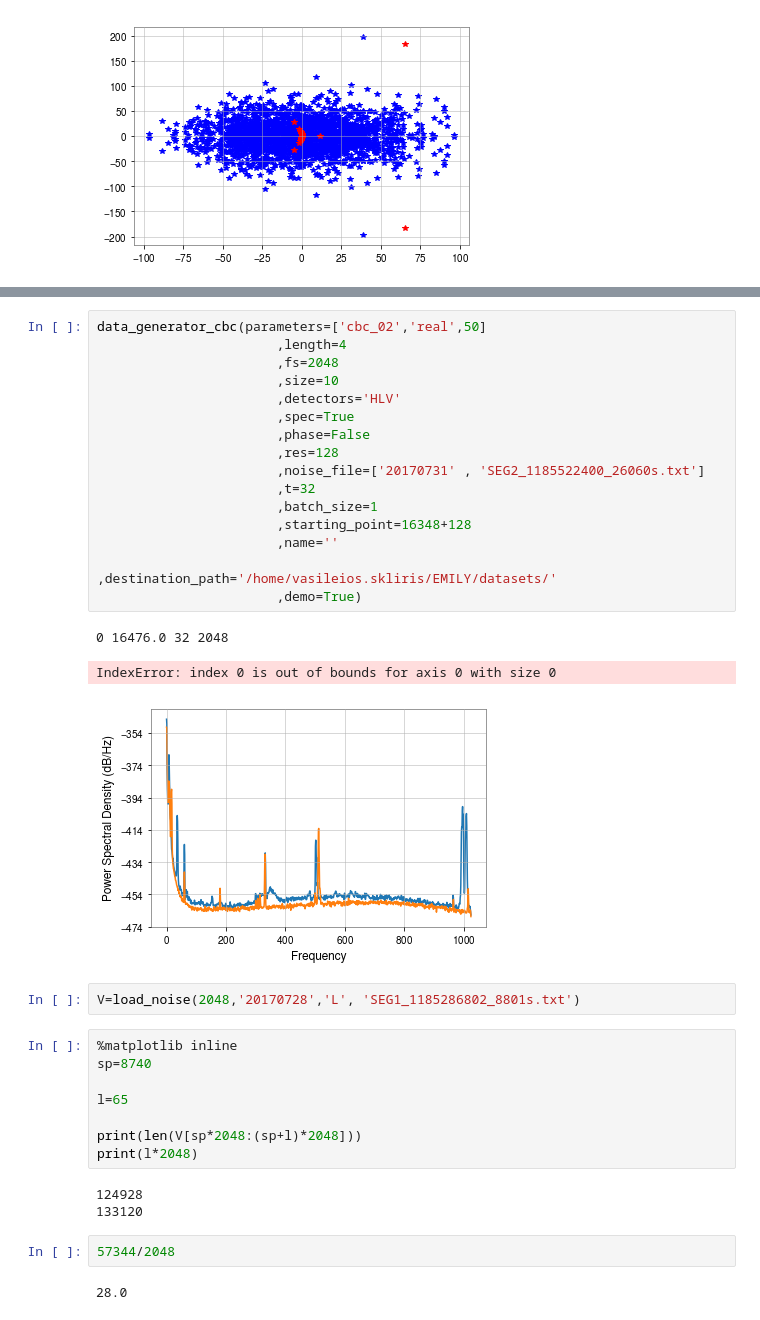
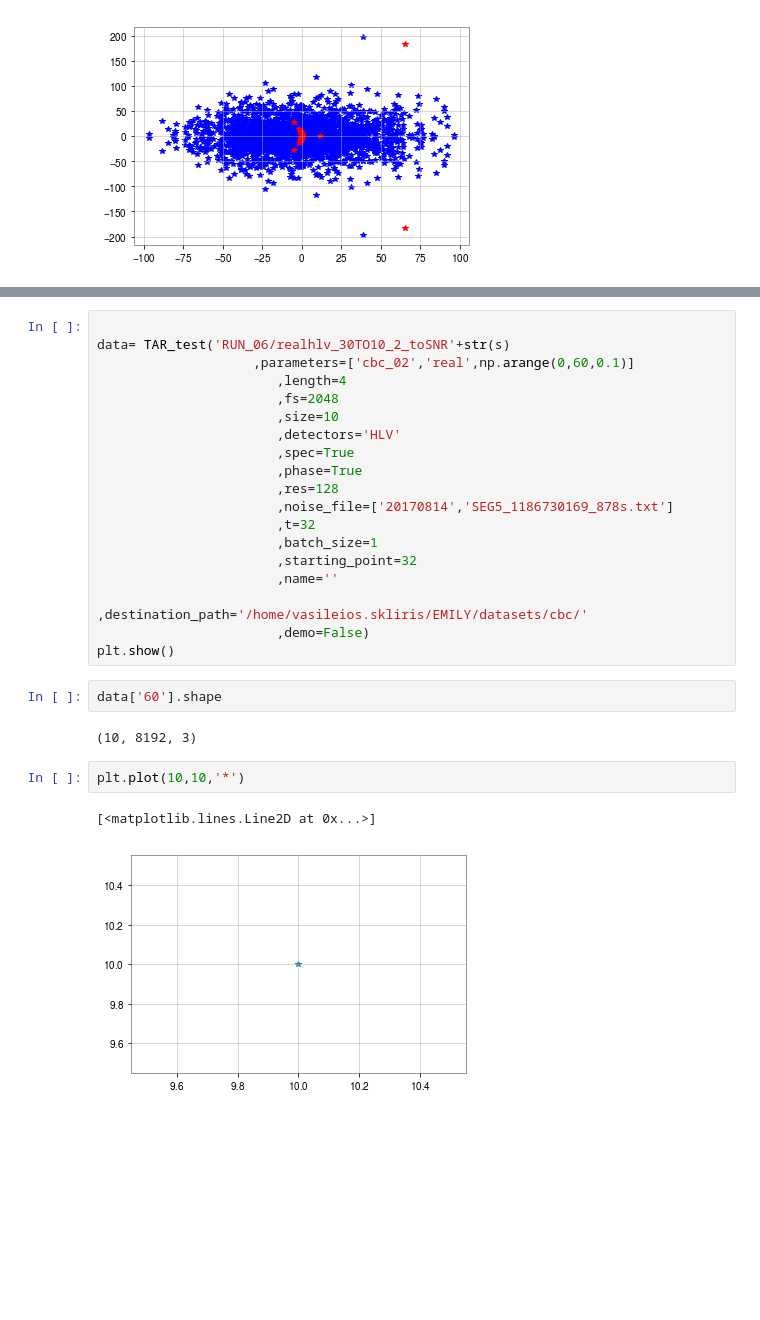
Before and after one commit to SkVassilis/EMILY, a Jupyter notebook: notepad.ipynb, the cells around one changed output, grey strips where cells are left out. Saved outputs shown, nothing was run; the diff lists cells and outputs as text; blank space fills up the shorter version.

```diff
--- a/notepad.ipynb
+++ b/notepad.ipynb
@@ -284,37 +1306,28 @@ Using TensorFlow backend.
 # %%
-data_generator_cbc(parameters=['cbc_02','real',50]
+
+data= TAR_test('RUN_06/realhlv_30TO10_2_toSNR'+str(s)
+                    ,parameters=['cbc_02','real',np.arange(0,60,0.1)]
                        ,length=4
                        ,fs=2048
                        ,size=10
                        ,detectors='HLV'
                        ,spec=True
-                       ,phase=False
+                       ,phase=True
                        ,res=128
-                       ,noise_file=['20170731' , 'SEG2_1185522400_26060s.txt']
+                       ,noise_file=['20170814','SEG5_1186730169_878s.txt']
                        ,t=32
                        ,batch_size=1
-                       ,starting_point=16348+128
+                       ,starting_point=32
                        ,name=''
-                       ,destination_path='/home/vasileios.skliris/EMILY/datasets/'
-                       ,demo=True)
+                       ,destination_path='/home/vasileios.skliris/EMILY/datasets/cbc/'
+                       ,demo=False)
+plt.show()
-# %% [output]
-0 16476.0 32 2048
-IndexError: index 0 is out of bounds for axis 0 with size 0
-[figure, removed]
-# %%
-V=load_noise(2048,'20170728','L', 'SEG1_1185286802_8801s.txt')
-# %%
-%matplotlib inline
-sp=8740
-
-l=65
-
-print(len(V[sp*2048:(sp+l)*2048]))
-print(l*2048)
-# %% [output]
-124928
-133120
-# %%
-57344/2048
-# %% [output]
-28.0
+# %%
+data['60'].shape
+# %% [output]
+(10, 8192, 3)
+# %%
+plt.plot(10,10,'*')
+# %% [output]
+[<matplotlib.lines.Line2D at 0x...>]
+[figure, added]
```
Also changed, not shown: parts of 24 cells of this notebook, 23 other files.
